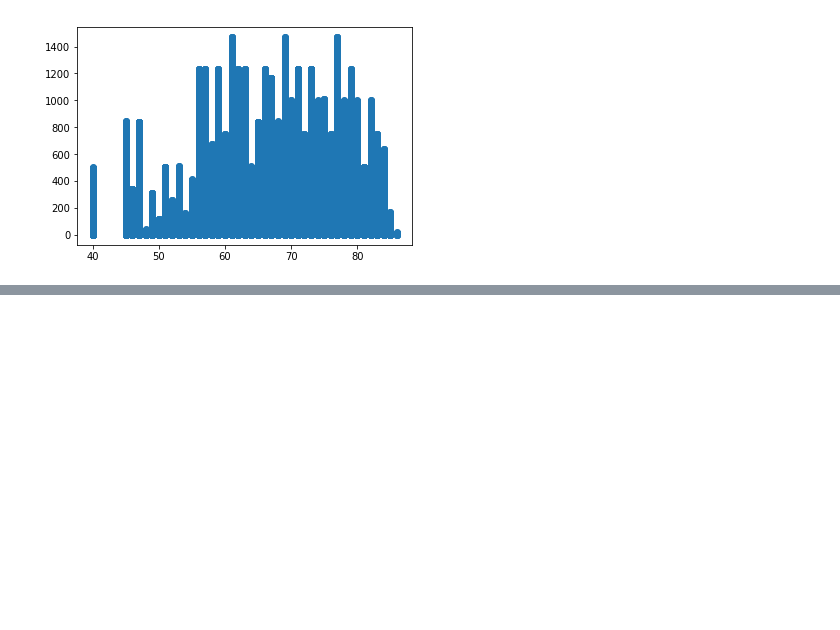
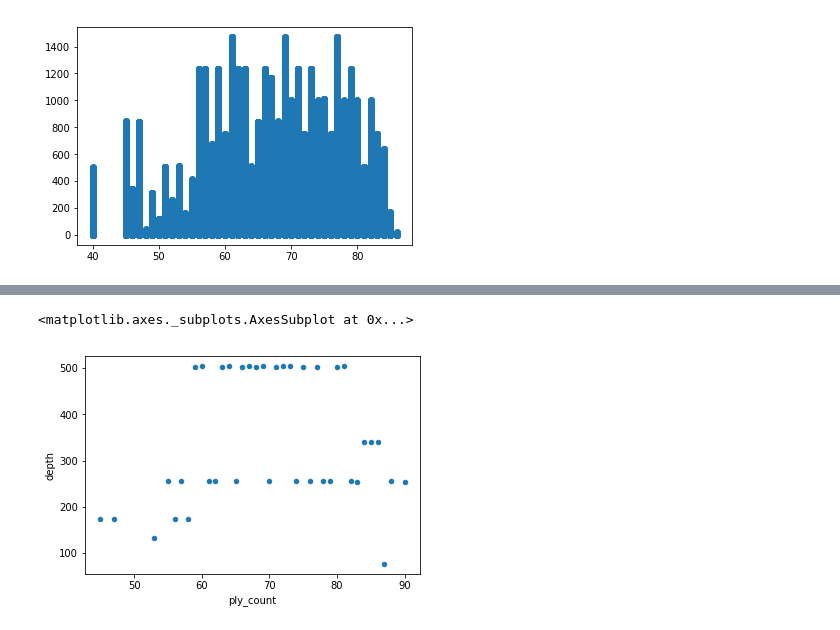
Before and after one commit to wwymak/udacity-ai-nd-projects, a Jupyter notebook: 3_Adversarial Search/game analysis 1.ipynb, the cells around one changed output, grey strips where cells are left out. Drawn from its saved outputs; the diff is of its cells as text; code cells hidden in the pictures; blank space fills up the shorter version.

```diff
--- a/3_Adversarial Search/game analysis 1.ipynb
+++ b/3_Adversarial Search/game analysis 1.ipynb
@@ -69,0 +82,2 @@ plt.scatter(terminal3.ply_count, terminal3.depth)
+# %%
+df1 = pd.read_csv('./logs3_heuristic2/maxdepth_alphabetaV2TT_score2.txt',  header=None, names=['ply_count', 'depth', 'terminal', 'curr_player', 'self_id'])
@@ -69,0 +113,6 @@ plt.scatter(terminal3.ply_count, terminal3.depth)
+# %%
+df1_gp = df1.groupby(['ply_count'], as_index=False)['depth'].max()
+df1_gp.plot.scatter(x = 'ply_count', y='depth')
+# %% [output]
+<matplotlib.axes._subplots.AxesSubplot at 0x...>
+[figure, added]
```
Also changed, not shown: parts of 17 cells of this notebook, 20 other files.
